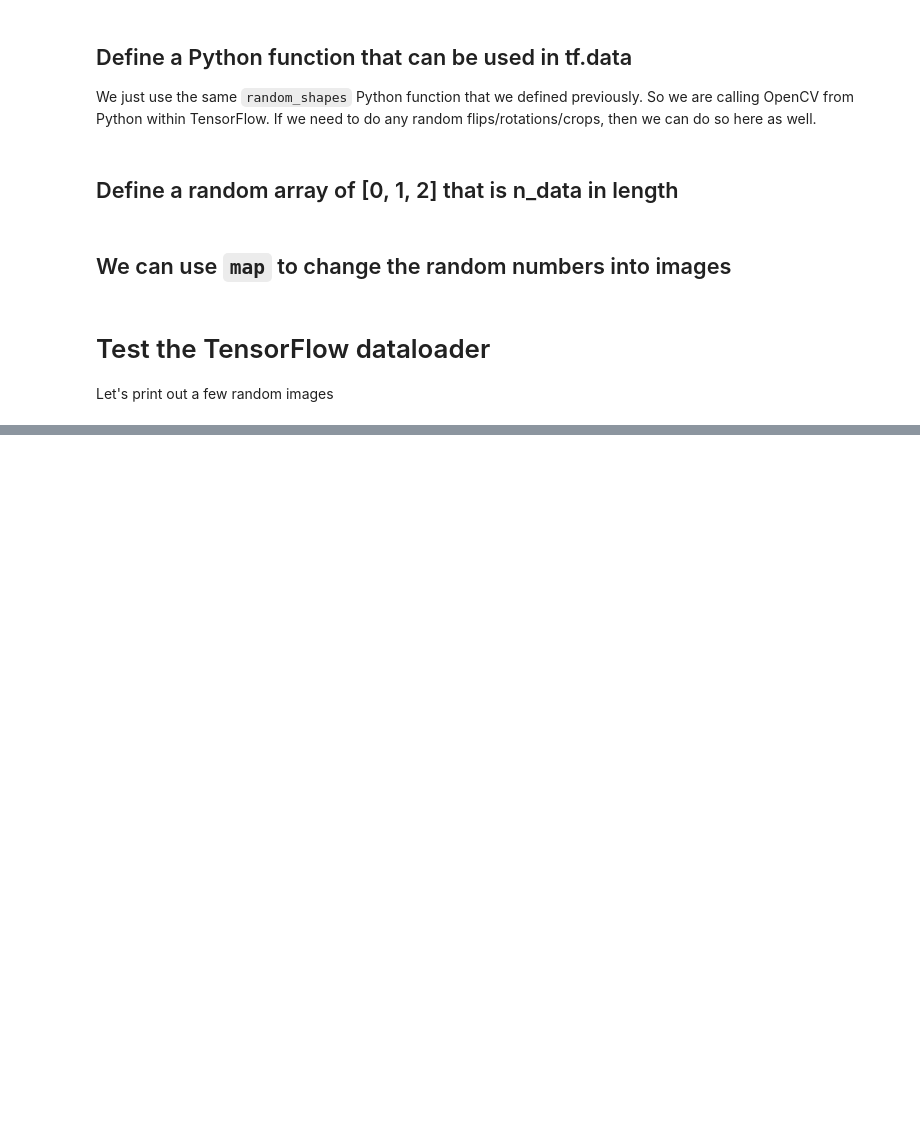
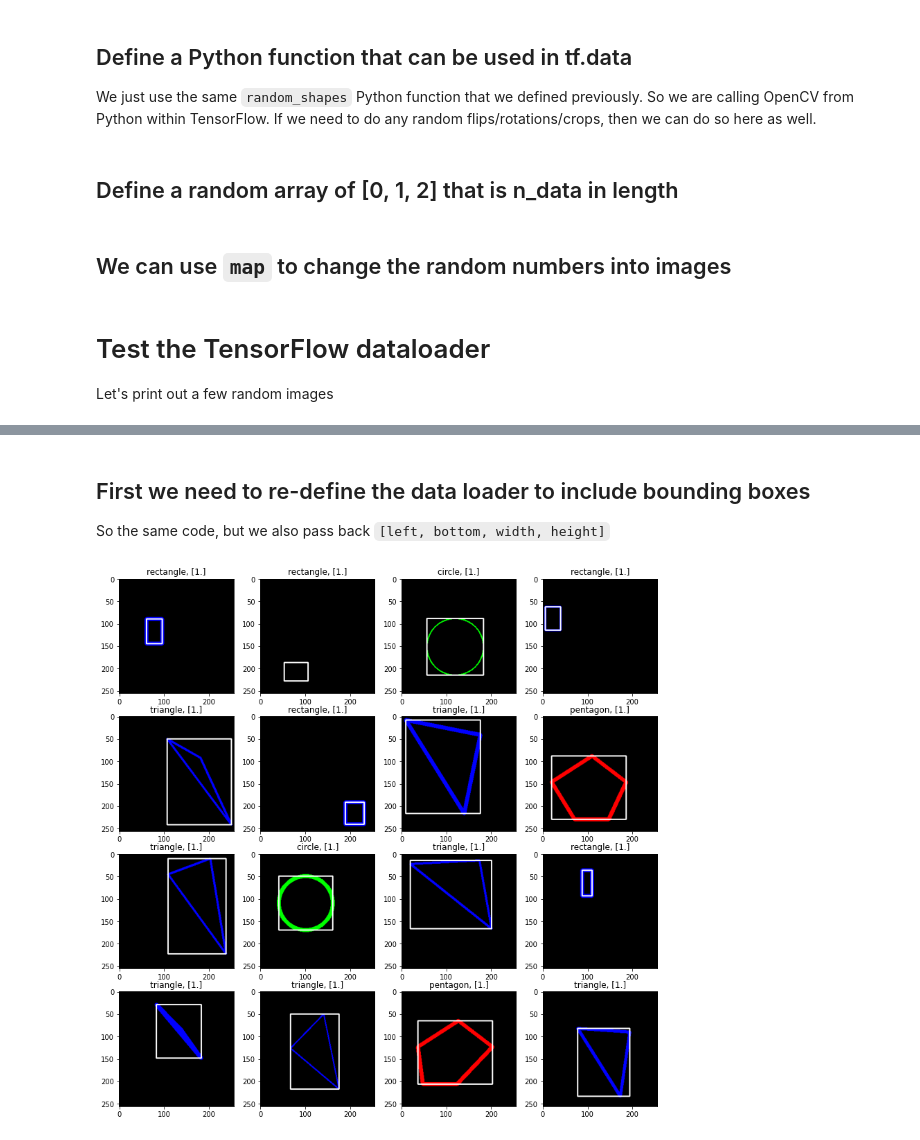
Before and after one commit to tonyreina/keras_tutorials, a Jupyter notebook: bounding_box_detectors.ipynb, the cells around one changed output, grey strips where cells are left out. Cells and saved outputs as stored; diff of their text form; code cells hidden in the pictures; blank space fills up the shorter version.

Commit message:
Adding bounding boxes prediction model

```diff
--- a/bounding_box_detectors.ipynb
+++ b/bounding_box_detectors.ipynb
@@ -720,0 +536,4 @@ for idx, data in enumerate(ds_bb.take(rows * cols)):
+# %% [markdown]
+## First we need to re-define the data loader to include bounding boxes
+
+So the same code, but we also pass back `[left, bottom, width, height]`
@@ -720,0 +693,44 @@ for idx, data in enumerate(ds_bb.take(rows * cols)):
+# %%
+ds_bb = tf.data.Dataset.from_tensor_slices(random_ints)
+
+ds_bb = ds_bb.map(lambda x: tf.py_function(tf_shapes_with_bounding_boxes, [x], [tf.float32, tf.int32, tf.float32]))
+
+def t(w,x,y):
+    return w,(x,y,tf.ones((1)))
+
+ds_bb = ds_bb.map(lambda w,x,y: t(w,x,y))
+# %%
+for img, data in ds_bb.take(rows * cols):
+    break
+# %%
+rows = 4
+cols = 4
+
+plt.figure(figsize=(14, 14))
+idx = 0
+
+for img, data in ds_bb.take(rows * cols):
+
+    class_num, bb, prob = data[0][0], data[1], data[2]
+
+    img_np = img.numpy()[0] * 255.0
+
+    bb = bb.numpy() * img_np.shape[0]
+
+    plt.subplot(rows, cols, idx + 1)
+
+    left = int(bb[0])
+    bottom = int(bb[1])
+
+    right = left + int(bb[2])
+    top = bottom + int(bb[3])
+
+    cv2.rectangle(
+        img_np, pt1=(left, bottom), pt2=(right, top), color=(255, 255, 255), thickness=2
+    )
+    plt.imshow(img_np / img_np.max())
+    plt.title(f"{class_names[class_num]}, {prob}")
+
+    idx += 1
+# %% [output]
+[figure, added]
```
Also changed, not shown: parts of 73 cells of this notebook.
